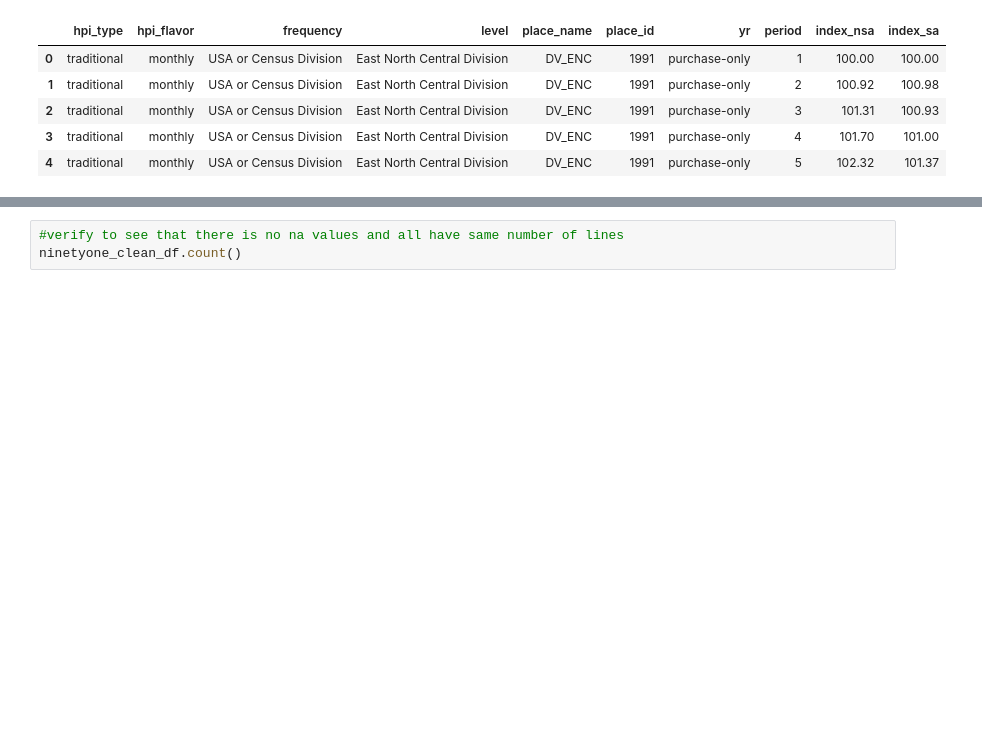
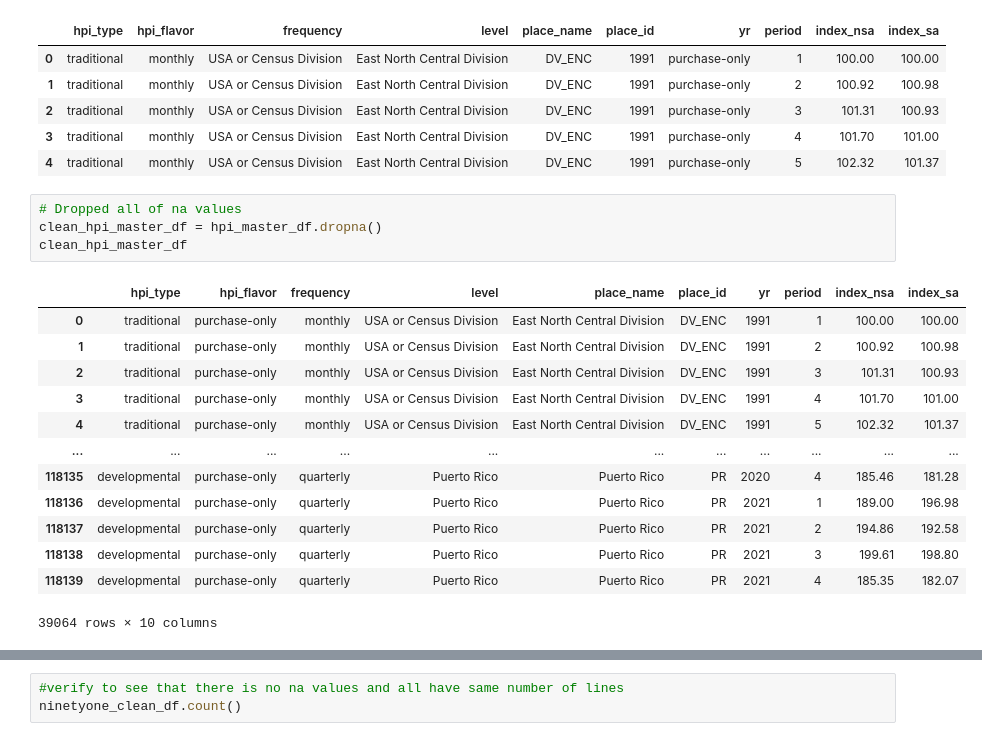
Before and after one commit to Retica/Final_Project, a Jupyter notebook: cleaning_data.ipynb, the cells around one changed output, grey strips where cells are left out. Saved outputs shown, nothing was run; the diff lists cells and outputs as text; blank space fills up the shorter version.

```diff
--- a/cleaning_data.ipynb
+++ b/cleaning_data.ipynb
@@ -63,3 +65,21 @@ ninetyone_clean_df.head()
 | 2 | traditional | monthly | USA or Census Division | East North Central Division | DV_ENC | 1991 | purchase-only | 3 | 101.31 | 100.93 |
 | 3 | traditional | monthly | USA or Census Division | East North Central Division | DV_ENC | 1991 | purchase-only | 4 | 101.70 | 101.00 |
 | 4 | traditional | monthly | USA or Census Division | East North Central Division | DV_ENC | 1991 | purchase-only | 5 | 102.32 | 101.37 |
+# %%
+# Dropped all of na values
+clean_hpi_master_df = hpi_master_df.dropna()
+clean_hpi_master_df
+# %% [output]
+|  | hpi_type | hpi_flavor | frequency | level | place_name | place_id | yr | period | index_nsa | index_sa |
+| 0 | traditional | purchase-only | monthly | USA or Census Division | East North Central Division | DV_ENC | 1991 | 1 | 100.00 | 100.00 |
+| 1 | traditional | purchase-only | monthly | USA or Census Division | East North Central Division | DV_ENC | 1991 | 2 | 100.92 | 100.98 |
+| 2 | traditional | purchase-only | monthly | USA or Census Division | East North Central Division | DV_ENC | 1991 | 3 | 101.31 | 100.93 |
+| 3 | traditional | purchase-only | monthly | USA or Census Division | East North Central Division | DV_ENC | 1991 | 4 | 101.70 | 101.00 |
+| 4 | traditional | purchase-only | monthly | USA or Census Division | East North Central Division | DV_ENC | 1991 | 5 | 102.32 | 101.37 |
+| ... | ... | ... | ... | ... | ... | ... | ... | ... | ... | ... |
+| 118135 | developmental | purchase-only | quarterly | Puerto Rico | Puerto Rico | PR | 2020 | 4 | 185.46 | 181.28 |
+| 118136 | developmental | purchase-only | quarterly | Puerto Rico | Puerto Rico | PR | 2021 | 1 | 189.00 | 196.98 |
+| 118137 | developmental | purchase-only | quarterly | Puerto Rico | Puerto Rico | PR | 2021 | 2 | 194.86 | 192.58 |
+| 118138 | developmental | purchase-only | quarterly | Puerto Rico | Puerto Rico | PR | 2021 | 3 | 199.61 | 198.80 |
+| 118139 | developmental | purchase-only | quarterly | Puerto Rico | Puerto Rico | PR | 2021 | 4 | 185.35 | 182.07 |
+39064 rows × 10 columns
```
Also changed, not shown: parts of 12 cells of this notebook, 4 other files.
